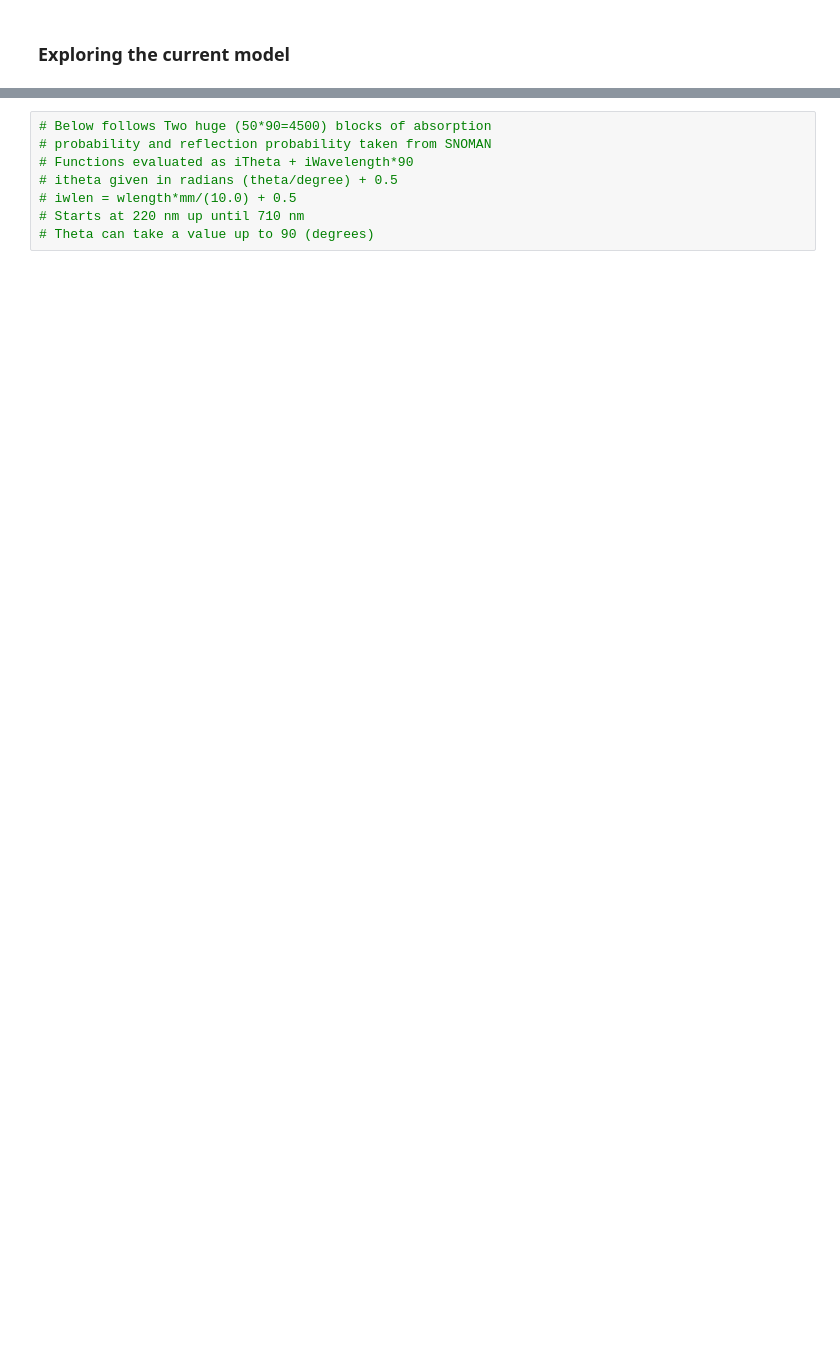
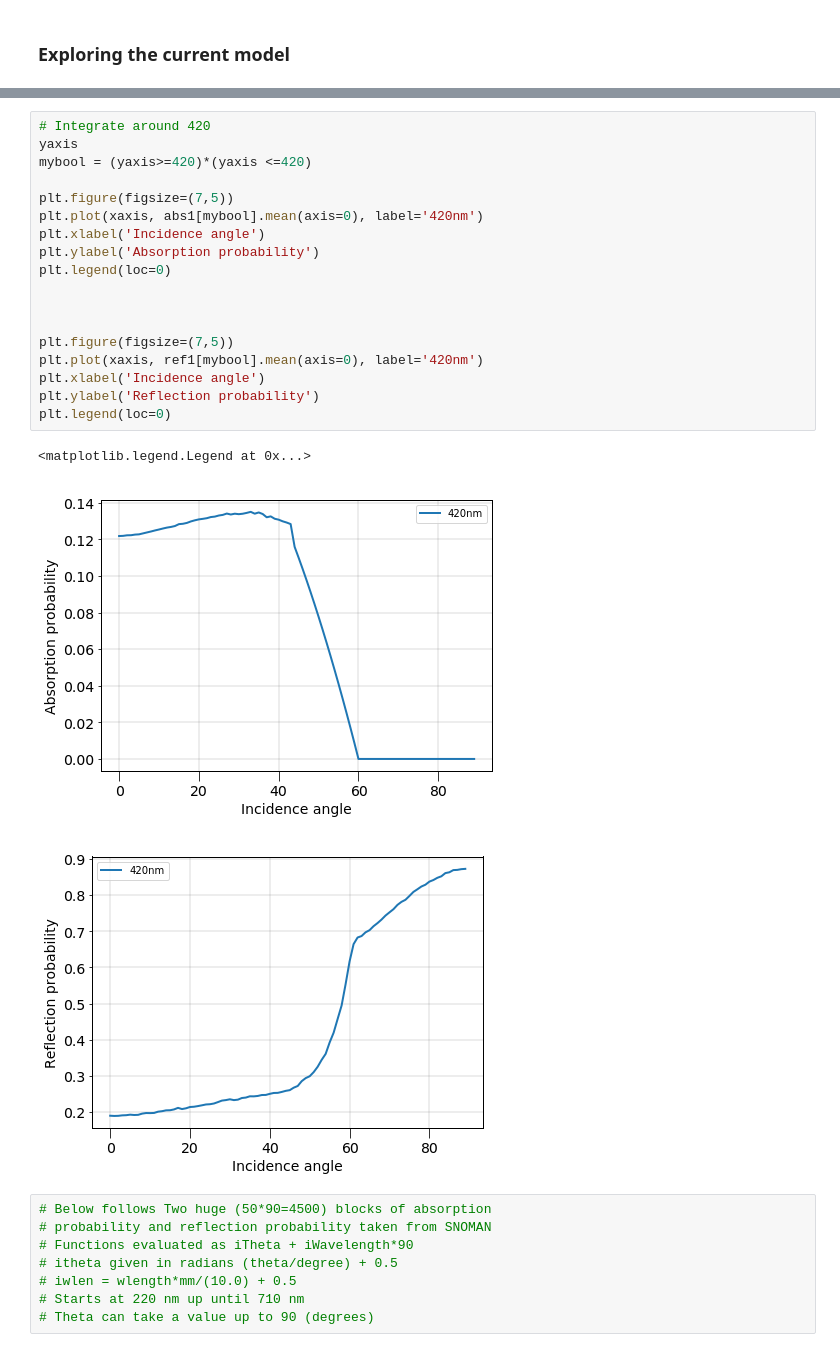
Before and after one commit to jpyanez/ipython_notebooks, a Jupyter notebook: SNOplus/greydisc/GreyDiscModels.ipynb, the cells around one changed output, grey strips where cells are left out. Cells and saved outputs as stored; diff of their text form; blank space fills up the shorter version.

```diff
--- a/SNOplus/greydisc/GreyDiscModels.ipynb
+++ b/SNOplus/greydisc/GreyDiscModels.ipynb
@@ -42,3 +69,25 @@ Array  reflection_probability
+# %%
+# Integrate around 420
+yaxis
+mybool = (yaxis>=420)*(yaxis <=420)
+
+plt.figure(figsize=(7,5))
+plt.plot(xaxis, abs1[mybool].mean(axis=0), label='420nm')
+plt.xlabel('Incidence angle')
+plt.ylabel('Absorption probability')
+plt.legend(loc=0)
+
+
+
+plt.figure(figsize=(7,5))
+plt.plot(xaxis, ref1[mybool].mean(axis=0), label='420nm')
+plt.xlabel('Incidence angle')
+plt.ylabel('Reflection probability')
+plt.legend(loc=0)
+# %% [output]
+<matplotlib.legend.Legend at 0x...>
+[figure, added]
+[figure, added]
 # %%
 # Below follows Two huge (50*90=4500) blocks of absorption
 # probability and reflection probability taken from SNOMAN
```
Also changed, not shown: parts of 16 cells of this notebook.
